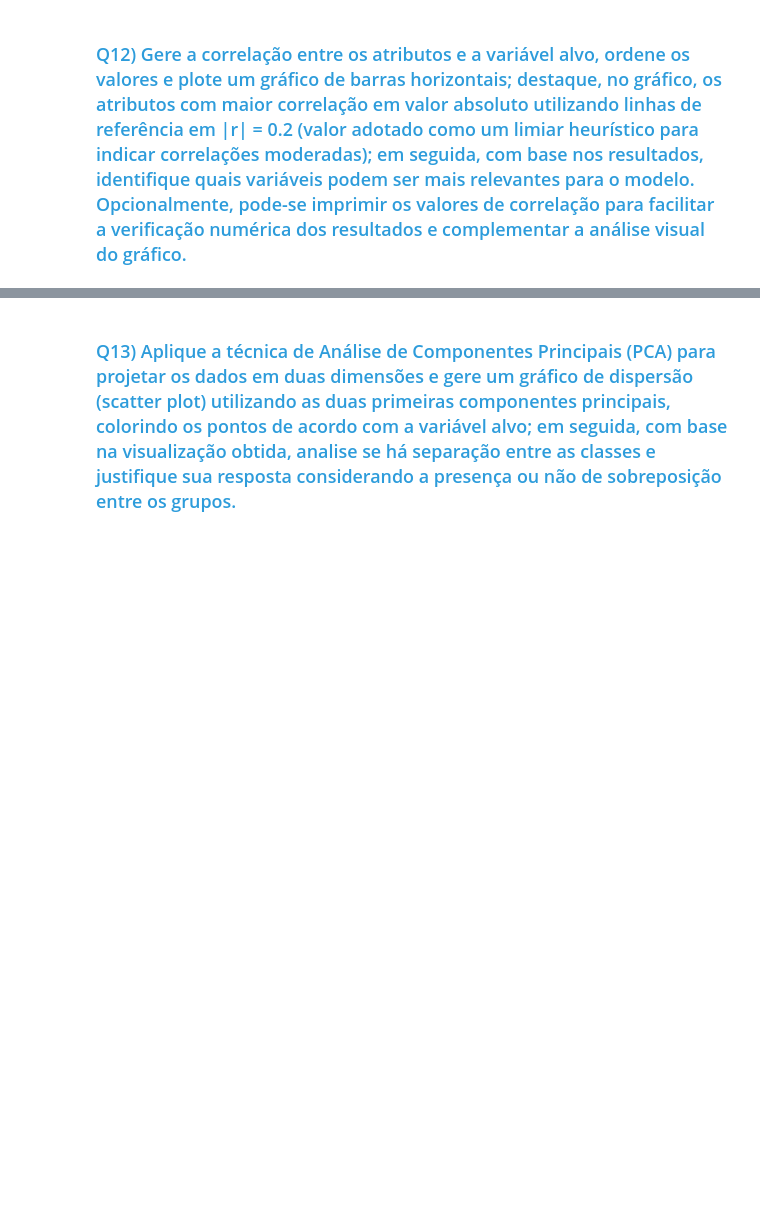
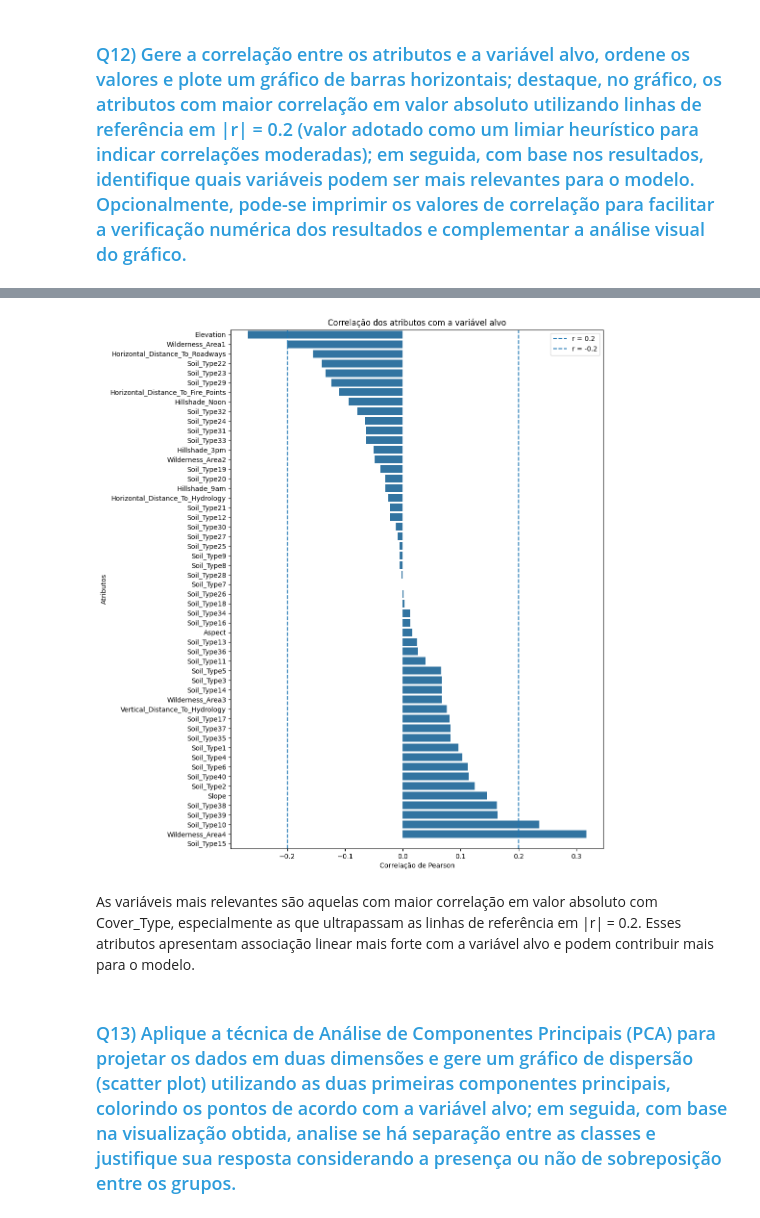
Before and after one commit to RennowT/C318, a Jupyter notebook: C318_2026_1_Atividade_05_1954.ipynb, the cells around one changed output, grey strips where cells are left out. Saved outputs shown, nothing was run; the diff lists cells and outputs as text; code cells hidden in the pictures; blank space fills up the shorter version.

```diff
--- a/C318_2026_1_Atividade_05_1954.ipynb
+++ b/C318_2026_1_Atividade_05_1954.ipynb
@@ -398,2 +501,12 @@ TARGET_COLUMN = None # preencher
 # %% [markdown]
 ### <font color='#2D9CDB'>Q12) Gere a correlação entre os atributos e a variável alvo, ordene os valores e plote um gráfico de barras horizontais; destaque, no gráfico, os atributos com maior correlação em valor absoluto utilizando linhas de referência em |r| = 0.2 (valor adotado como um limiar heurístico para indicar correlações moderadas); em seguida, com base nos resultados, identifique quais variáveis podem ser mais relevantes para o modelo. Opcionalmente, pode-se imprimir os valores de correlação para facilitar a verificação numérica dos resultados e complementar a análise visual do gráfico.</font>
+# %%
+corr_target = df.corr(numeric_only=True)[TARGET_COLUMN].drop(TARGET_COLUMN)
+
+corr_df = pd.DataFrame({
+    "Correlação": corr_target,
+    "|Correlação|": corr_target.abs()
+}).sort_values("|Correlação|", ascending=False)
+
+display(corr_df)
+display(corr_df[corr_df["|Correlação|"] >= 0.2])
@@ -400,2 +536,20 @@ TARGET_COLUMN = None # preencher
+# %%
+corr_plot = corr_target.sort_values()
+
+plt.figure(figsize=(10, 14))
+sns.barplot(x=corr_plot.values, y=corr_plot.index)
+
+plt.axvline(0.2, linestyle="--", label="r = 0.2")
+plt.axvline(-0.2, linestyle="--", label="r = -0.2")
+
+plt.title("Correlação dos atributos com a variável alvo")
+plt.xlabel("Correlação de Pearson")
+plt.ylabel("Atributos")
+plt.legend()
+plt.show()
+# %% [output]
+[figure, added]
+# %% [markdown]
+As variáveis mais relevantes são aquelas com maior correlação em valor absoluto com Cover_Type, especialmente as que ultrapassam as linhas de referência em |r| = 0.2. Esses atributos apresentam associação linear mais forte com a variável alvo e podem contribuir mais para o modelo.
 # %% [markdown]
 ### <font color='#2D9CDB'>Q13) Aplique a técnica de Análise de Componentes Principais (PCA) para projetar os dados em duas dimensões e gere um gráfico de dispersão (scatter plot) utilizando as duas primeiras componentes principais, colorindo os pontos de acordo com a variável alvo; em seguida, com base na visualização obtida, analise se há separação entre as classes e justifique sua resposta considerando a presença ou não de sobreposição entre os grupos.</font>
```
Also changed, not shown: parts of 26 cells of this notebook.
